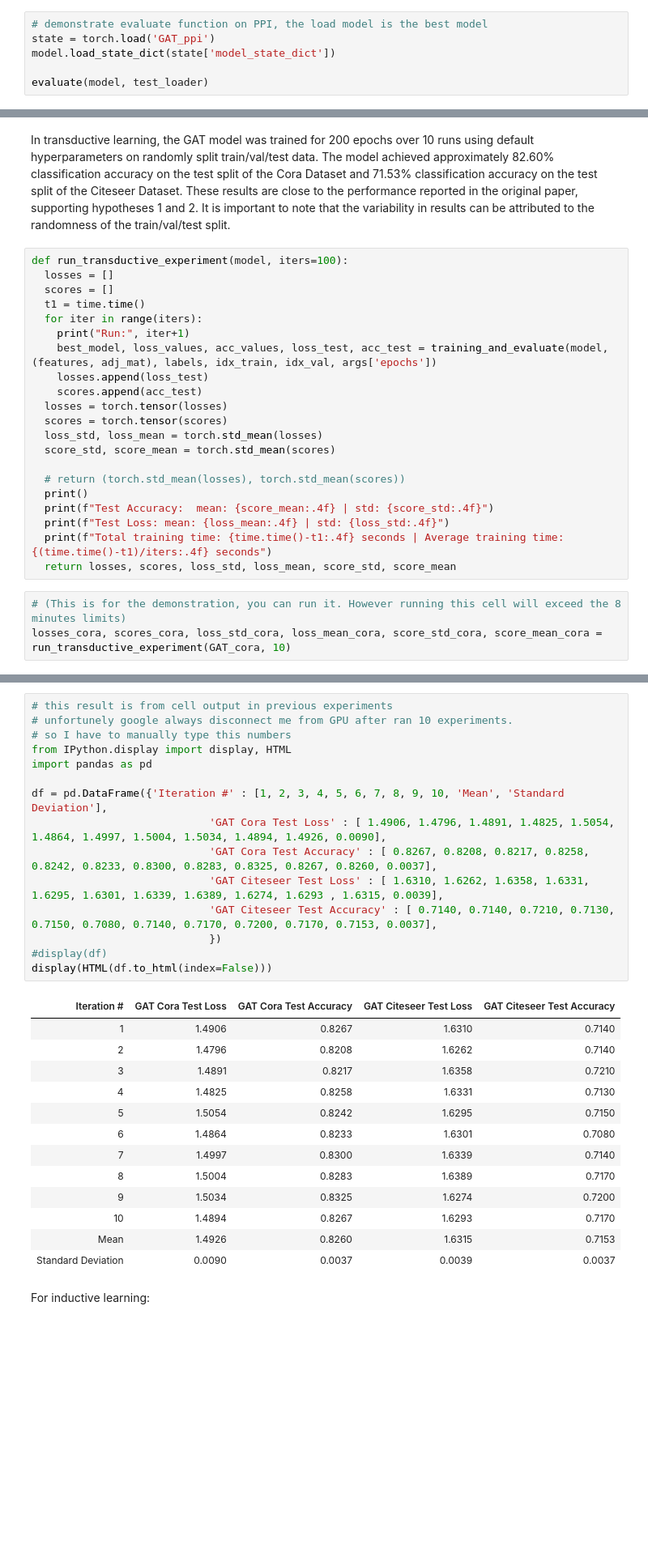
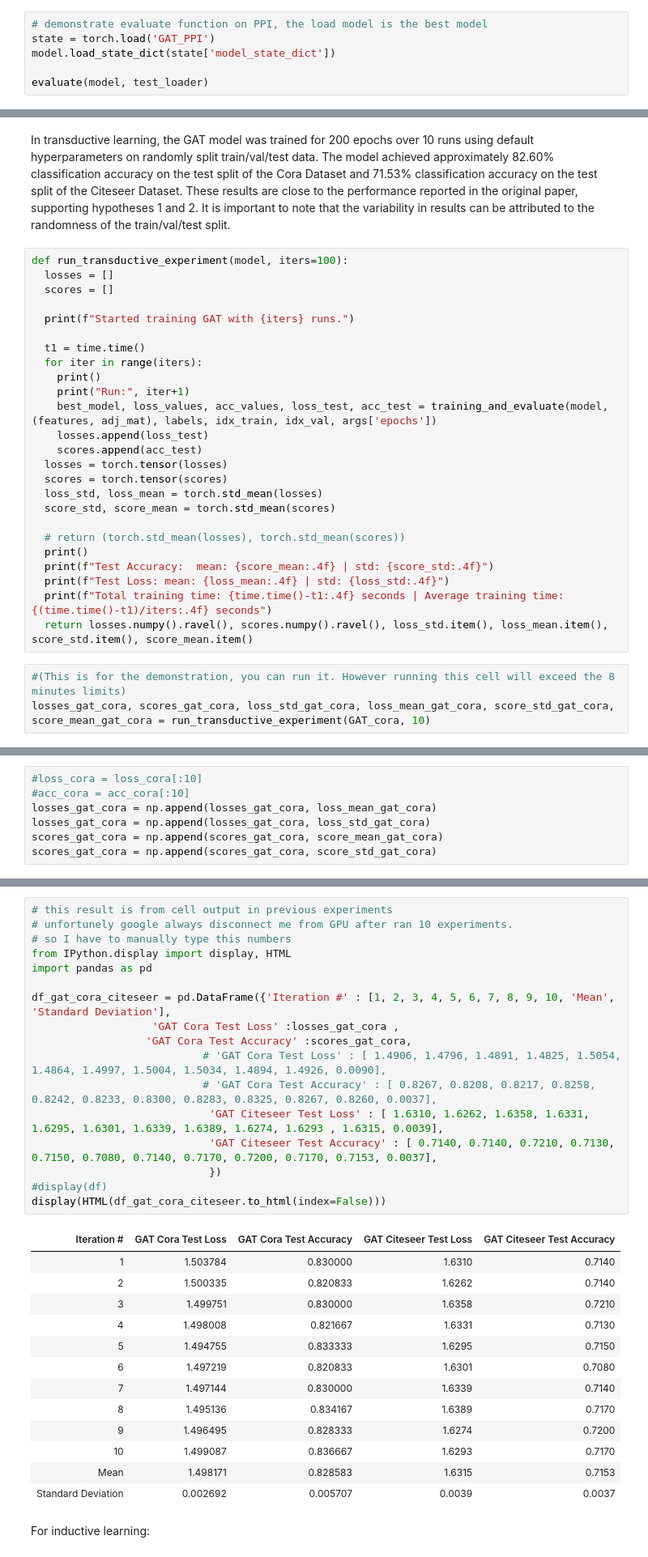
Before and after one commit to ranranrunforit/Reproducibility-Project, a Jupyter notebook: DL4H_Team_33_draft_cz78.ipynb, the cells around one changed output, grey strips where cells are left out. Shown at 81% size. Cells and saved outputs as stored; diff of their text form; blank space fills up the shorter version.

```diff
--- a/DL4H_Team_33_draft_cz78.ipynb
+++ b/DL4H_Team_33_draft_cz78.ipynb
@@ -1258,7 +1325,7 @@ def evaluate(model, batch_loader):
     return avg_loss, avg_score
 # %%
 # demonstrate evaluate function on PPI, the load model is the best model
-state = torch.load('GAT_ppi')
+state = torch.load('GAT_PPI')
 model.load_state_dict(state['model_state_dict'])
 
 evaluate(model, test_loader)
@@ -1277,8 +1344,12 @@ In transductive learning, the GAT model was trained for 200 epochs over 10 runs
 def run_transductive_experiment(model, iters=100):
   losses = []
   scores = []
+
+  print(f"Started training GAT with {iters} runs.")
+
   t1 = time.time()
   for iter in range(iters):
+    print()
     print("Run:", iter+1)
     best_model, loss_values, acc_values, loss_test, acc_test = training_and_evaluate(model, (features, adj_mat), labels, idx_train, idx_val, args['epochs'])
     losses.append(loss_test)
@@ -1293,8 +1364,8 @@ def run_transductive_experiment(model, iters=100):
   print(f"Test Accuracy:  mean: {score_mean:.4f} | std: {score_std:.4f}")
   print(f"Test Loss: mean: {loss_mean:.4f} | std: {loss_std:.4f}")
   print(f"Total training time: {time.time()-t1:.4f} seconds | Average training time:  {(time.time()-t1)/iters:.4f} seconds")
-  return losses, scores, loss_std, loss_mean, score_std, score_mean
+  return losses.numpy().ravel(), scores.numpy().ravel(), loss_std.item(), loss_mean.item(), score_std.item(), score_mean.item()
 # %%
-# (This is for the demonstration, you can run it. However running this cell will exceed the 8 minutes limits)
-losses_cora, scores_cora, loss_std_cora, loss_mean_cora, score_std_cora, score_mean_cora = run_transductive_experiment(GAT_cora, 10)
+#(This is for the demonstration, you can run it. However running this cell will exceed the 8 minutes limits)
+losses_gat_cora, scores_gat_cora, loss_std_gat_cora, loss_mean_gat_cora, score_std_gat_cora, score_mean_gat_cora = run_transductive_experiment(GAT_cora, 10)
 # %% [output]
@@ -1328,2 +1399,9 @@ GAT Cora test accuracy:         0.8260 +/- 0.0037
+# %%
+#loss_cora = loss_cora[:10]
+#acc_cora = acc_cora[:10]
+losses_gat_cora = np.append(losses_gat_cora, loss_mean_gat_cora)
+losses_gat_cora = np.append(losses_gat_cora, loss_std_gat_cora)
+scores_gat_cora = np.append(scores_gat_cora, score_mean_gat_cora)
+scores_gat_cora = np.append(scores_gat_cora, score_std_gat_cora)
 # %%
 # (This is for the demonstration, you can run it. However running this cell will exceed the 8 minutes limits)
@@ -1359,32 +1437,34 @@ GAT Citeseer test accuracy:     0.7153 +/- 0.0037
 # %%
 # this result is from cell output in previous experiments
 # unfortunely google always disconnect me from GPU after ran 10 experiments.
 # so I have to manually type this numbers
 from IPython.display import display, HTML
 import pandas as pd
 
-df = pd.DataFrame({'Iteration #' : [1, 2, 3, 4, 5, 6, 7, 8, 9, 10, 'Mean', 'Standard Deviation'],
-                            'GAT Cora Test Loss' : [ 1.4906, 1.4796, 1.4891, 1.4825, 1.5054, 1.4864, 1.4997, 1.5004, 1.5034, 1.4894, 1.4926, 0.0090],
-                            'GAT Cora Test Accuracy' : [ 0.8267, 0.8208, 0.8217, 0.8258, 0.8242, 0.8233, 0.8300, 0.8283, 0.8325, 0.8267, 0.8260, 0.0037],
+df_gat_cora_citeseer = pd.DataFrame({'Iteration #' : [1, 2, 3, 4, 5, 6, 7, 8, 9, 10, 'Mean', 'Standard Deviation'],
+                   'GAT Cora Test Loss' :losses_gat_cora ,
+                  'GAT Cora Test Accuracy' :scores_gat_cora,
+                           # 'GAT Cora Test Loss' : [ 1.4906, 1.4796, 1.4891, 1.4825, 1.5054, 1.4864, 1.4997, 1.5004, 1.5034, 1.4894, 1.4926, 0.0090],
+                           # 'GAT Cora Test Accuracy' : [ 0.8267, 0.8208, 0.8217, 0.8258, 0.8242, 0.8233, 0.8300, 0.8283, 0.8325, 0.8267, 0.8260, 0.0037],
                             'GAT Citeseer Test Loss' : [ 1.6310, 1.6262, 1.6358, 1.6331, 1.6295, 1.6301, 1.6339, 1.6389, 1.6274, 1.6293 , 1.6315, 0.0039],
                             'GAT Citeseer Test Accuracy' : [ 0.7140, 0.7140, 0.7210, 0.7130, 0.7150, 0.7080, 0.7140, 0.7170, 0.7200, 0.7170, 0.7153, 0.0037],
                             })
 #display(df)
-display(HTML(df.to_html(index=False)))
+display(HTML(df_gat_cora_citeseer.to_html(index=False)))
 # %% [output]
 | Iteration # | GAT Cora Test Loss | GAT Cora Test Accuracy | GAT Citeseer Test Loss | GAT Citeseer Test Accuracy |
-| 1 | 1.4906 | 0.8267 | 1.6310 | 0.7140 |
-| 2 | 1.4796 | 0.8208 | 1.6262 | 0.7140 |
-| 3 | 1.4891 | 0.8217 | 1.6358 | 0.7210 |
-| 4 | 1.4825 | 0.8258 | 1.6331 | 0.7130 |
-| 5 | 1.5054 | 0.8242 | 1.6295 | 0.7150 |
-| 6 | 1.4864 | 0.8233 | 1.6301 | 0.7080 |
-| 7 | 1.4997 | 0.8300 | 1.6339 | 0.7140 |
-| 8 | 1.5004 | 0.8283 | 1.6389 | 0.7170 |
-| 9 | 1.5034 | 0.8325 | 1.6274 | 0.7200 |
-| 10 | 1.4894 | 0.8267 | 1.6293 | 0.7170 |
-| Mean | 1.4926 | 0.8260 | 1.6315 | 0.7153 |
-| Standard Deviation | 0.0090 | 0.0037 | 0.0039 | 0.0037 |
+| 1 | 1.503784 | 0.830000 | 1.6310 | 0.7140 |
+| 2 | 1.500335 | 0.820833 | 1.6262 | 0.7140 |
+| 3 | 1.499751 | 0.830000 | 1.6358 | 0.7210 |
+| 4 | 1.498008 | 0.821667 | 1.6331 | 0.7130 |
+| 5 | 1.494755 | 0.833333 | 1.6295 | 0.7150 |
+| 6 | 1.497219 | 0.820833 | 1.6301 | 0.7080 |
+| 7 | 1.497144 | 0.830000 | 1.6339 | 0.7140 |
+| 8 | 1.495136 | 0.834167 | 1.6389 | 0.7170 |
+| 9 | 1.496495 | 0.828333 | 1.6274 | 0.7200 |
+| 10 | 1.499087 | 0.836667 | 1.6293 | 0.7170 |
+| Mean | 1.498171 | 0.828583 | 1.6315 | 0.7153 |
+| Standard Deviation | 0.002692 | 0.005707 | 0.0039 | 0.0037 |
 # %% [markdown]
 For inductive learning:
 # %% [markdown]
```
Also changed, not shown: parts of 33 cells of this notebook.
